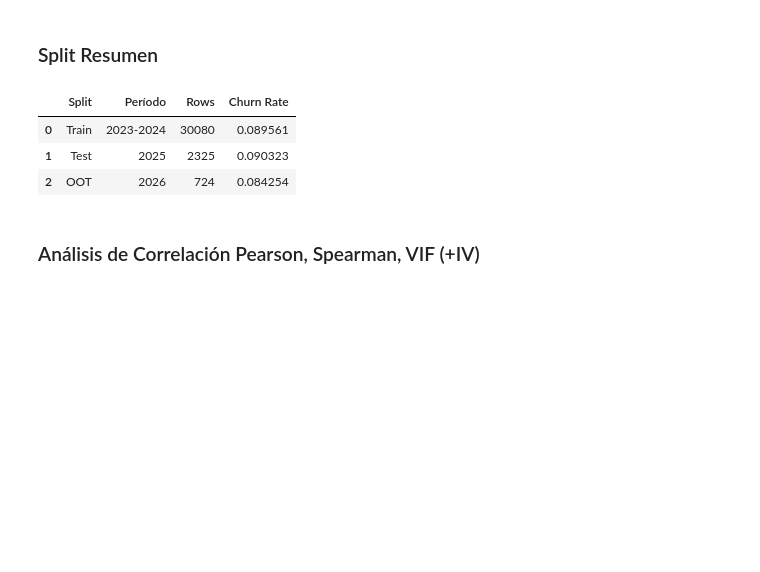
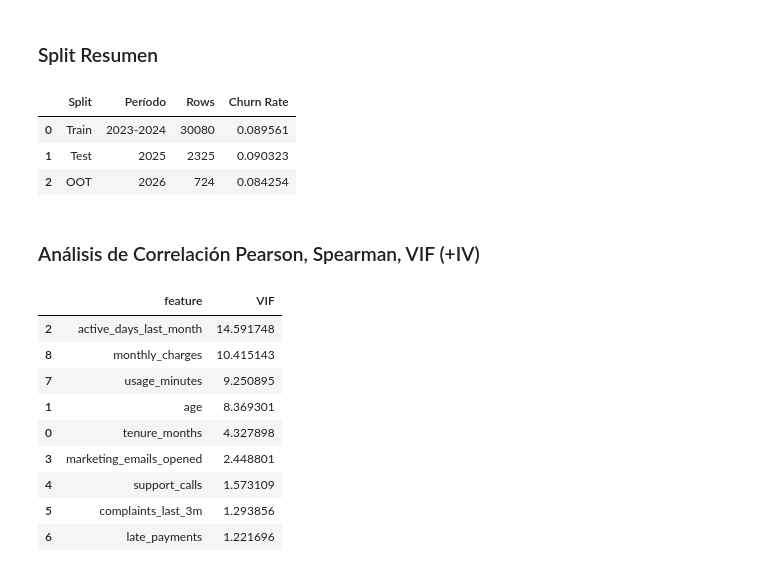
Before and after one commit to davidrodriguez2712/proyecto-3-prediccion-churn, a Jupyter notebook: notebooks/01_eda.ipynb, the cells around one changed output. Saved outputs shown, nothing was run; the diff lists cells and outputs as text; code cells hidden in the pictures; blank space fills up the shorter version.

```diff
--- a/notebooks/01_eda.ipynb
+++ b/notebooks/01_eda.ipynb
@@ -576,3 +578,36 @@ split_resumen
 | 2 | OOT | 2026 | 724 | 0.084254 |
 # %% [markdown]
 ### Análisis de Correlación Pearson, Spearman, VIF (+IV)
+# %%
+## Entrenamiento del Mutual Information
+mi_scores = mutual_info_classif(
+    X= df[FEATS_NUMERICAS],
+    y= df[TARGET],
+    discrete_features= 'auto',
+    n_neighbors= 3,
+    random_state= 42
+)
+mi_df = pd.DataFrame({
+    'feature': df[FEATS_NUMERICAS].columns,
+    'mutual_info': mi_scores
+}).sort_values(by= 'mutual_info', ascending = False).reset_index(level=0, drop= False)
+
+## Entrenamiento del VIF
+vif_df = pd.DataFrame({
+    'feature': df[FEATS_NUMERICAS].columns,
+    'VIF': [
+        variance_inflation_factor(df[FEATS_NUMERICAS].values, i)
+        for i in range(df[FEATS_NUMERICAS].shape[1])
+    ]
+}).sort_values(by= 'VIF', ascending = False)
+# %% [output]
+|  | feature | VIF |
+| 2 | active_days_last_month | 14.591748 |
+| 8 | monthly_charges | 10.415143 |
+| 7 | usage_minutes | 9.250895 |
+| 1 | age | 8.369301 |
+| 0 | tenure_months | 4.327898 |
+| 3 | marketing_emails_opened | 2.448801 |
+| 4 | support_calls | 1.573109 |
+| 5 | complaints_last_3m | 1.293856 |
+| 6 | late_payments | 1.221696 |
```
Also changed, not shown: parts of 3 cells of this notebook.
